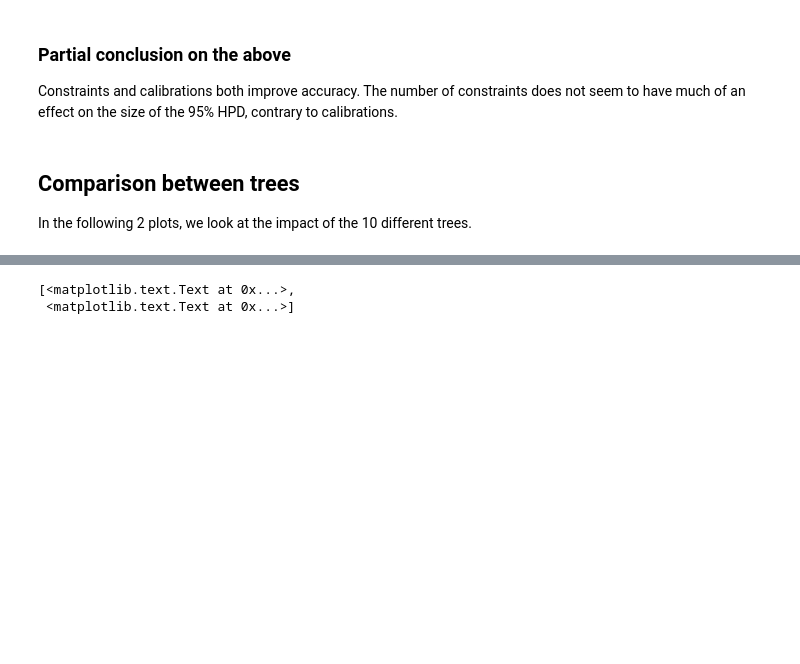
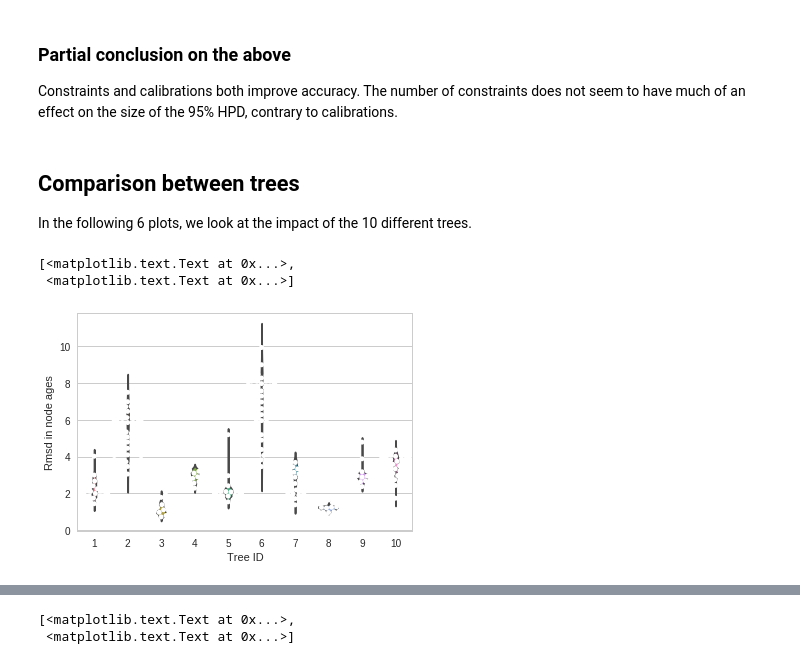
Before and after one commit to Boussau/Notebooks, a Jupyter notebook: Notebooks/Analysis of constraints vs calibrations.ipynb, the cells around one changed output, grey strips where cells are left out. Cells and saved outputs as stored; diff of their text form; code cells hidden in the pictures; blank space fills up the shorter version.

Commit message:
Update on notebook constraints vs calibrations: now look at easy vs hard trees.

```diff
--- a/Notebooks/Analysis of constraints vs calibrations.ipynb
+++ b/Notebooks/Analysis of constraints vs calibrations.ipynb
@@ -295,4 +295,14 @@ ax.legend(bbox_to_anchor=(1.05, 1), loc=2, borderaxespad=0., handles=handles, la
 Constraints and calibrations both improve accuracy. The number of constraints does not seem to have much of an effect on the size of the 95% HPD, contrary to calibrations.
 # %% [markdown]
 ## Comparison between trees
-In the following 2 plots, we look at the impact of the 10 different trees.
+In the following 6 plots, we look at the impact of the 10 different trees.
+# %%
+%matplotlib inline
+sns.set_style("whitegrid")
+ax = sns.violinplot(d["treeId"], y=d["rmsd"], inner=None)
+ax = sns.swarmplot(d["treeId"], y=d["rmsd"], color="white", edgecolor="gray")
+ax.set(xlabel='Tree ID', ylabel='Rmsd in node ages')
+# %% [output]
+[<matplotlib.text.Text at 0x...>,
+ <matplotlib.text.Text at 0x...>]
+[figure, added]
```
Also changed, not shown: parts of 20 cells of this notebook.
